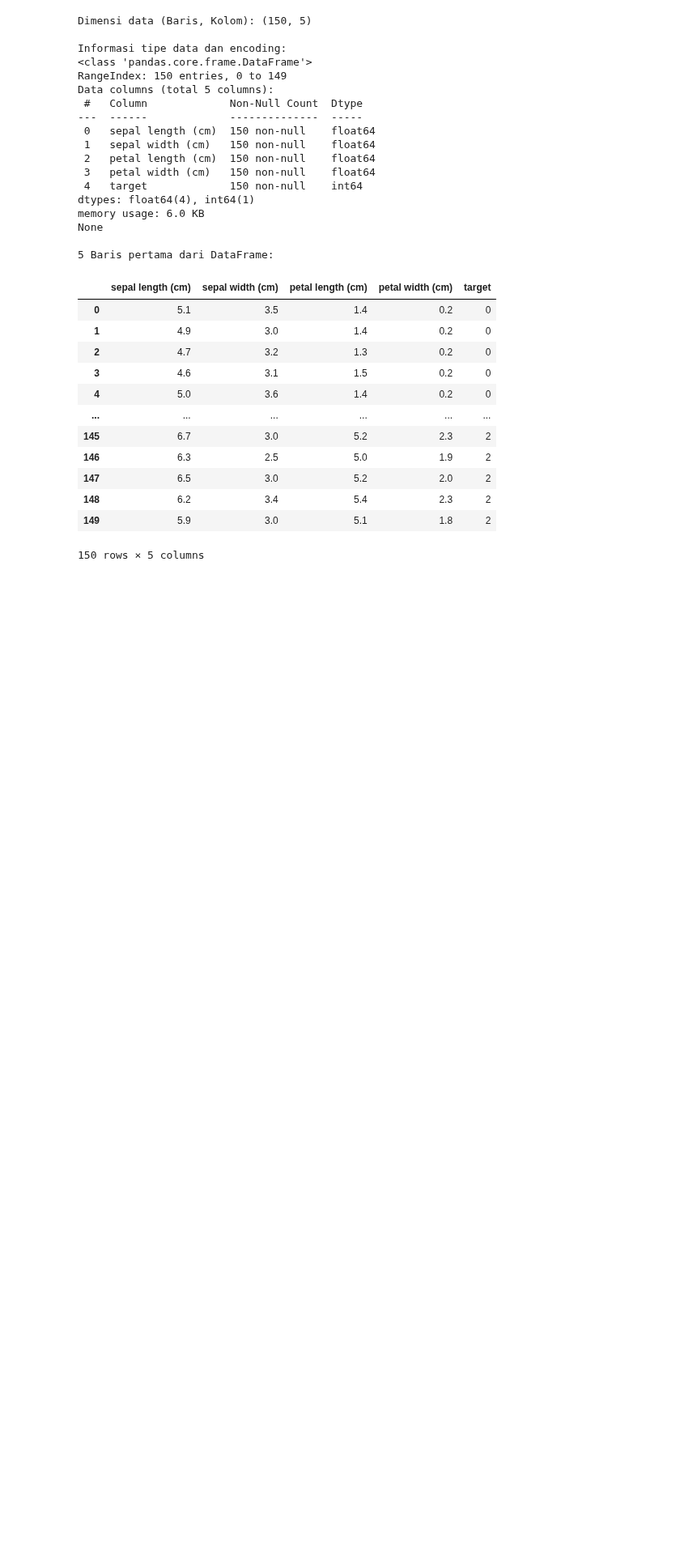
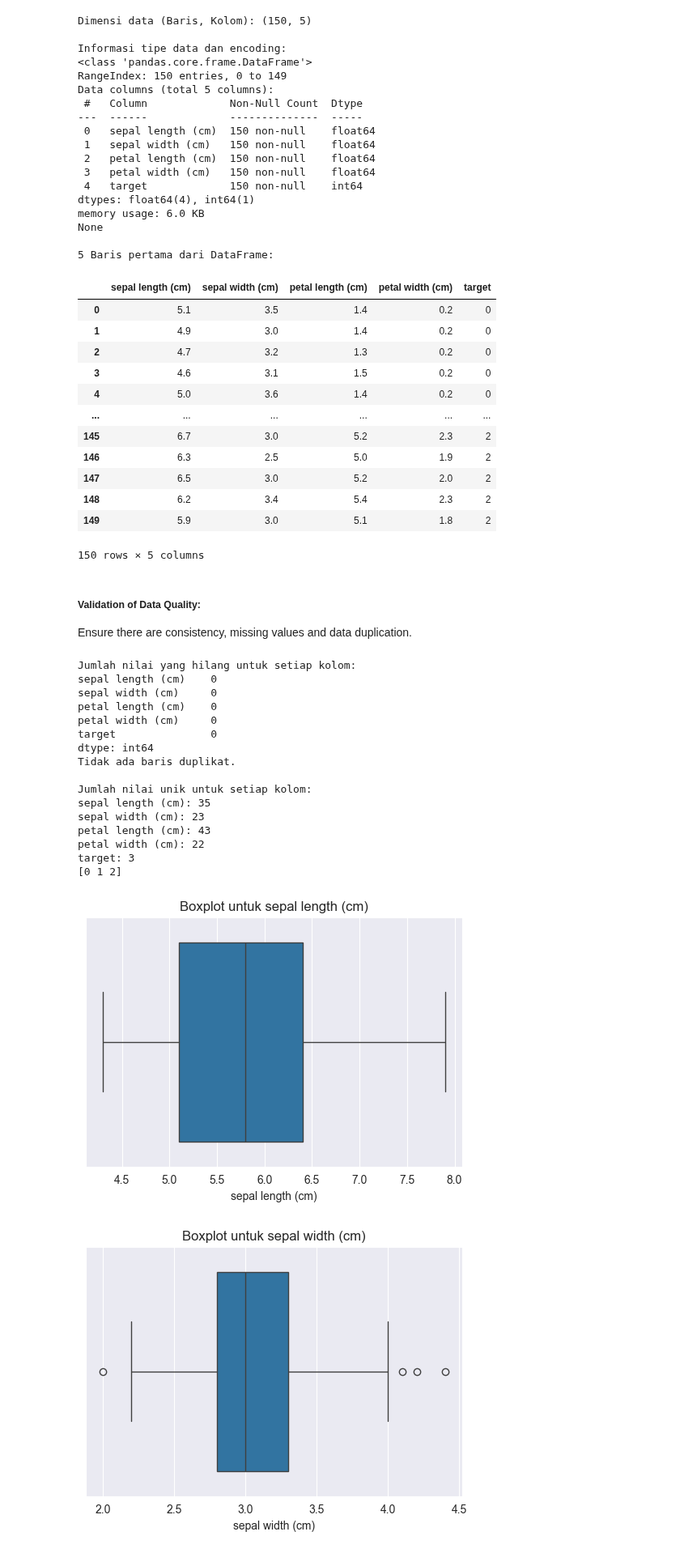
Before and after one commit to ekovegeance/datascience-nb, a Jupyter notebook: data-object.ipynb, the cells around one changed output. Shown at 81% size. Saved outputs shown, nothing was run; the diff lists cells and outputs as text; code cells hidden in the pictures; blank space fills up the shorter version.

Commit message:
feat: Enhance data object notebook with data quality validation and exploratory data analysis

```diff
--- a/data-object.ipynb
+++ b/data-object.ipynb
@@ -47,3 +53,51 @@ None
 | 148 | 6.2 | 3.4 | 5.4 | 2.3 | 2 |
 | 149 | 5.9 | 3.0 | 5.1 | 1.8 | 2 |
 150 rows × 5 columns
+# %% [markdown]
+##### Validation of Data Quality:
+Ensure there are consistency, missing values and data duplication.
+# %%
+# 1. Mising Values
+print("\nJumlah nilai yang hilang untuk setiap kolom:")
+print(df.isnull().sum())  # Check for missing values in each column
+
+# 2. Detect and handle duplicate data
+duplicate_rows = df.duplicated().sum()
+if duplicate_rows > 0:
+    print(f"Terdapat {duplicate_rows}, baris duplikat. Menghapus duplikat...")
+    df.drop_duplicates(inplace=True)  # Remove duplicate rows
+else:
+    print("Tidak ada baris duplikat.")  # No duplicate rows found
+
+# Unique values in each column
+print("\nJumlah nilai unik untuk setiap kolom:")
+for column in df.columns:
+    print(f"{column}: {df[column].nunique()}")  # Display the number of unique values in each column
+
+print(df['target'].unique())
+
+# 3. Outliers
+for column in df.columns:
+    plt.figure(figsize=(6, 4))
+    sns.boxplot(x=df[column])
+    plt.title(f"Boxplot untuk {column}")
+    plt.show()
+# %% [output]
+Jumlah nilai yang hilang untuk setiap kolom:
+sepal length (cm)    0
+sepal width (cm)     0
+petal length (cm)    0
+petal width (cm)     0
+target               0
+dtype: int64
+Tidak ada baris duplikat.
+
+Jumlah nilai unik untuk setiap kolom:
+sepal length (cm): 35
+sepal width (cm): 23
+petal length (cm): 43
+petal width (cm): 22
+target: 3
+[0 1 2]
+[figure, added]
+[figure, added]
```
Also changed, not shown: parts of 7 cells of this notebook.
